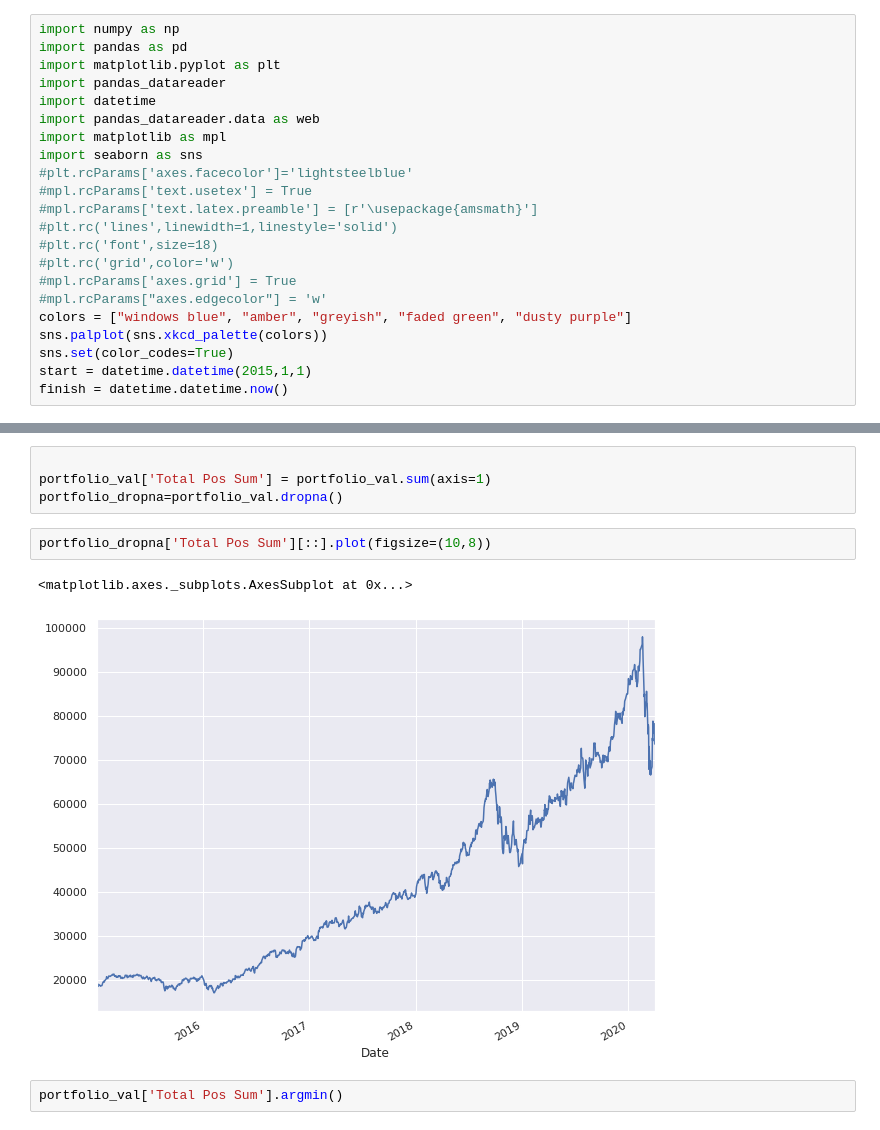
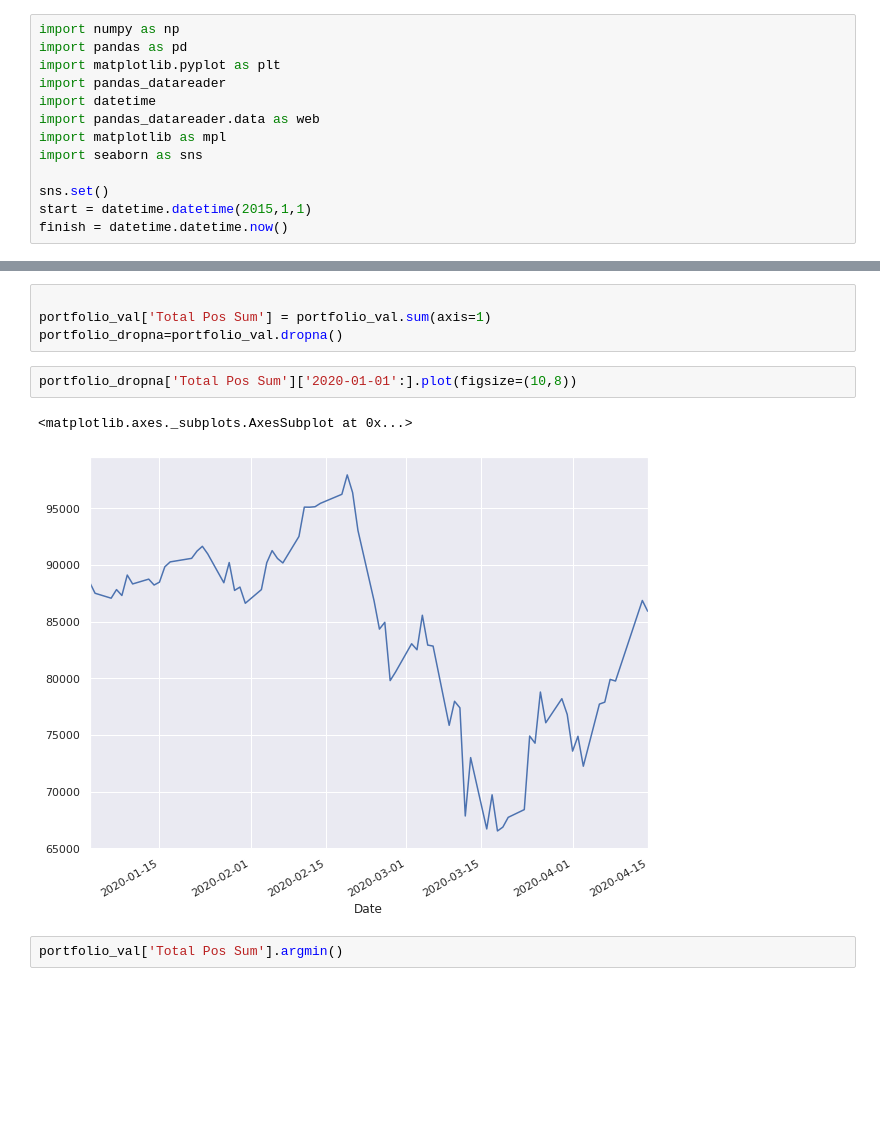
Before and after one commit to dfauser/finance, a Jupyter notebook: own_finance/portfolio_own.ipynb, the cells around one changed output, grey strips where cells are left out. Drawn from its saved outputs; the diff is of its cells as text; blank space fills up the shorter version.

```diff
--- a/own_finance/portfolio_own.ipynb
+++ b/own_finance/portfolio_own.ipynb
@@ -7,16 +7,7 @@ import datetime
 import pandas_datareader.data as web
 import matplotlib as mpl
 import seaborn as sns
-#plt.rcParams['axes.facecolor']='lightsteelblue'
-#mpl.rcParams['text.usetex'] = True
-#mpl.rcParams['text.latex.preamble'] = [r'\usepackage{amsmath}']
-#plt.rc('lines',linewidth=1,linestyle='solid')
-#plt.rc('font',size=18)
-#plt.rc('grid',color='w')
-#mpl.rcParams['axes.grid'] = True
-#mpl.rcParams["axes.edgecolor"] = 'w'
-colors = ["windows blue", "amber", "greyish", "faded green", "dusty purple"]
-sns.palplot(sns.xkcd_palette(colors))
-sns.set(color_codes=True)
+
+sns.set()
 start = datetime.datetime(2015,1,1)
 finish = datetime.datetime.now()
@@ -154,10 +143,10 @@ portfolio_val.columns = ['Apple',
 portfolio_val['Total Pos Sum'] = portfolio_val.sum(axis=1)
 portfolio_dropna=portfolio_val.dropna()
 # %%
-portfolio_dropna['Total Pos Sum'][::].plot(figsize=(10,8))
+portfolio_dropna['Total Pos Sum']['2020-01-01':].plot(figsize=(10,8))
 # %% [output]
 <matplotlib.axes._subplots.AxesSubplot at 0x...>
-[figure, old version]
+[figure, new version]
 # %%
 portfolio_val['Total Pos Sum'].argmin()
 # %% [output]
```
Also changed, not shown: parts of 21 cells of this notebook, 1 other file.
